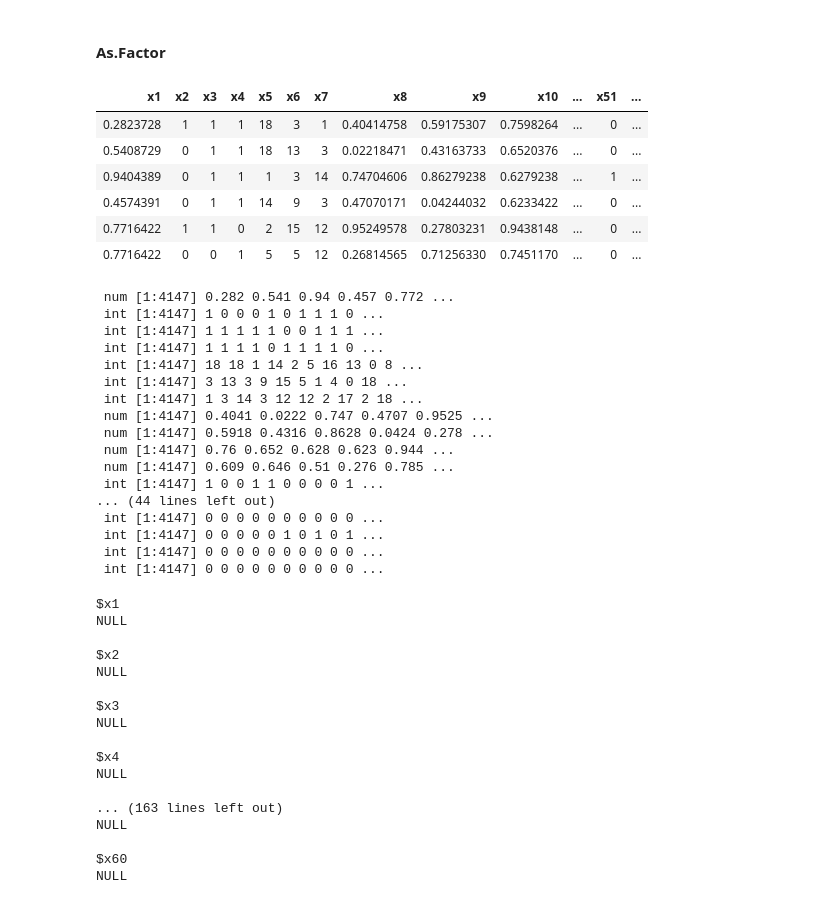
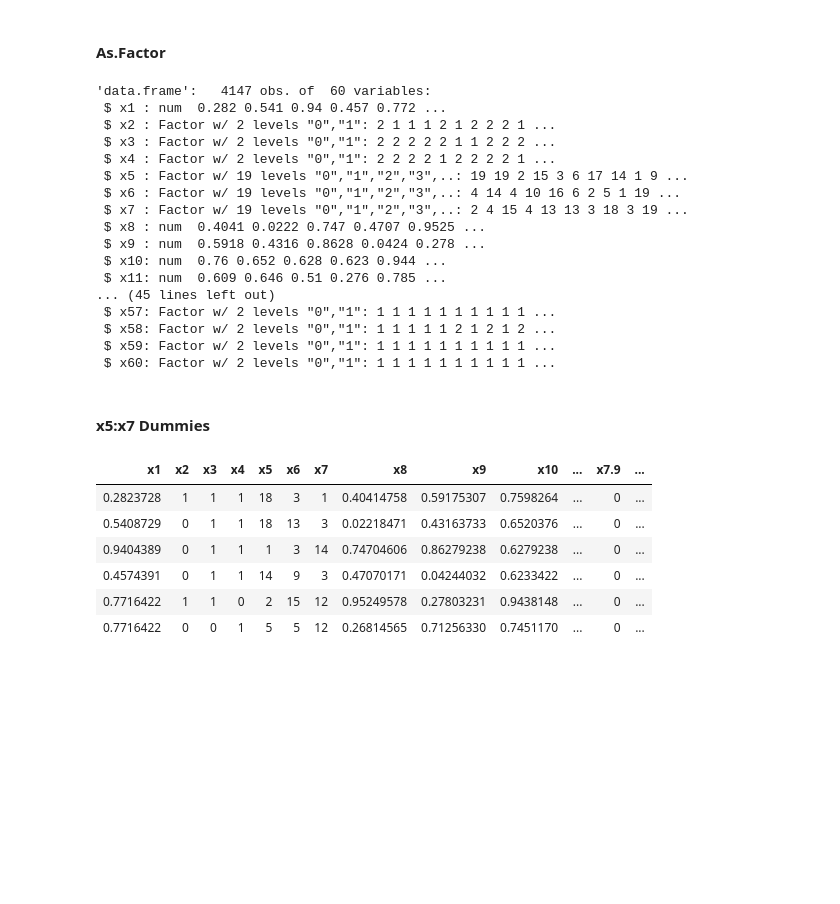
Before and after one commit to karaee/IE518Project, a Jupyter notebook: Project/Project1.ipynb, the cells around one changed output. Cells and saved outputs as stored; diff of their text form; code cells hidden in the pictures; blank space fills up the shorter version.

Commit message:
dummy variables, preproc

```diff
--- a/Project/Project1.ipynb
+++ b/Project/Project1.ipynb
@@ -1357,13 +1347,25 @@ nonbinarycols <- c(cols,c(5,6,7))
+# %%
+nonbinarycols <- cols
 # %%
 for(c in colnames(bigscaled[,-nonbinarycols])  ){
     bigscaled[,c] = as.factor(bigscaled[,c])
 }
 str(bigscaled)
 # %% [output]
-| x1 | x2 | x3 | x4 | x5 | x6 | x7 | x8 | x9 | x10 | ... | x51 | ... |
-| 0.2823728 | 1 | 1 | 1 | 18 | 3 | 1 | 0.40414758 | 0.59175307 | 0.7598264 | ... | 0 | ... |
-| 0.5408729 | 0 | 1 | 1 | 18 | 13 | 3 | 0.02218471 | 0.43163733 | 0.6520376 | ... | 0 | ... |
-| 0.9404389 | 0 | 1 | 1 | 1 | 3 | 14 | 0.74704606 | 0.86279238 | 0.6279238 | ... | 1 | ... |
-| 0.4574391 | 0 | 1 | 1 | 14 | 9 | 3 | 0.47070171 | 0.04244032 | 0.6233422 | ... | 0 | ... |
-| 0.7716422 | 1 | 1 | 0 | 2 | 15 | 12 | 0.95249578 | 0.27803231 | 0.9438148 | ... | 0 | ... |
-| 0.7716422 | 0 | 0 | 1 | 5 | 5 | 12 | 0.26814565 | 0.71256330 | 0.7451170 | ... | 0 | ... |
+'data.frame':   4147 obs. of  60 variables:
+ $ x1 : num  0.282 0.541 0.94 0.457 0.772 ...
+ $ x2 : Factor w/ 2 levels "0","1": 2 1 1 1 2 1 2 2 2 1 ...
+ $ x3 : Factor w/ 2 levels "0","1": 2 2 2 2 2 1 1 2 2 2 ...
+ $ x4 : Factor w/ 2 levels "0","1": 2 2 2 2 1 2 2 2 2 1 ...
+ $ x5 : Factor w/ 19 levels "0","1","2","3",..: 19 19 2 15 3 6 17 14 1 9 ...
+ $ x6 : Factor w/ 19 levels "0","1","2","3",..: 4 14 4 10 16 6 2 5 1 19 ...
+ $ x7 : Factor w/ 19 levels "0","1","2","3",..: 2 4 15 4 13 13 3 18 3 19 ...
+ $ x8 : num  0.4041 0.0222 0.747 0.4707 0.9525 ...
+ $ x9 : num  0.5918 0.4316 0.8628 0.0424 0.278 ...
+ $ x10: num  0.76 0.652 0.628 0.623 0.944 ...
+ $ x11: num  0.609 0.646 0.51 0.276 0.785 ...
+... (45 lines left out)
+ $ x57: Factor w/ 2 levels "0","1": 1 1 1 1 1 1 1 1 1 1 ...
+ $ x58: Factor w/ 2 levels "0","1": 1 1 1 1 1 2 1 2 1 2 ...
+ $ x59: Factor w/ 2 levels "0","1": 1 1 1 1 1 1 1 1 1 1 ...
+ $ x60: Factor w/ 2 levels "0","1": 1 1 1 1 1 1 1 1 1 1 ...
@@ -1373,37 +1372,14 @@ head(bigscaled[,c('x36','x42')])
-# %%
-sapply(bigscaled,str)
-# %% [output]
- num [1:4147] 0.282 0.541 0.94 0.457 0.772 ...
- int [1:4147] 1 0 0 0 1 0 1 1 1 0 ...
- int [1:4147] 1 1 1 1 1 0 0 1 1 1 ...
- int [1:4147] 1 1 1 1 0 1 1 1 1 0 ...
- int [1:4147] 18 18 1 14 2 5 16 13 0 8 ...
- int [1:4147] 3 13 3 9 15 5 1 4 0 18 ...
- int [1:4147] 1 3 14 3 12 12 2 17 2 18 ...
- num [1:4147] 0.4041 0.0222 0.747 0.4707 0.9525 ...
- num [1:4147] 0.5918 0.4316 0.8628 0.0424 0.278 ...
- num [1:4147] 0.76 0.652 0.628 0.623 0.944 ...
- num [1:4147] 0.609 0.646 0.51 0.276 0.785 ...
- int [1:4147] 1 0 0 1 1 0 0 0 0 1 ...
-... (44 lines left out)
- int [1:4147] 0 0 0 0 0 0 0 0 0 0 ...
- int [1:4147] 0 0 0 0 0 1 0 1 0 1 ...
- int [1:4147] 0 0 0 0 0 0 0 0 0 0 ...
- int [1:4147] 0 0 0 0 0 0 0 0 0 0 ...
-$x1
-NULL
-
-$x2
-NULL
-
-$x3
-NULL
-
-$x4
-NULL
-
-... (163 lines left out)
-NULL
-
-$x60
-NULL
+# %% [markdown]
+#### x5:x7 Dummies
+# %%
+dummied <- dummyVars(~x5+x6+x7,data = bigscaled)
+bigscaled <- cbind(bigscaled, predict(dummied,bigscaled))
+head(bigscaled)
+# %% [output]
+| x1 | x2 | x3 | x4 | x5 | x6 | x7 | x8 | x9 | x10 | ... | x7.9 | ... |
+| 0.2823728 | 1 | 1 | 1 | 18 | 3 | 1 | 0.40414758 | 0.59175307 | 0.7598264 | ... | 0 | ... |
+| 0.5408729 | 0 | 1 | 1 | 18 | 13 | 3 | 0.02218471 | 0.43163733 | 0.6520376 | ... | 0 | ... |
+| 0.9404389 | 0 | 1 | 1 | 1 | 3 | 14 | 0.74704606 | 0.86279238 | 0.6279238 | ... | 0 | ... |
+| 0.4574391 | 0 | 1 | 1 | 14 | 9 | 3 | 0.47070171 | 0.04244032 | 0.6233422 | ... | 0 | ... |
+| 0.7716422 | 1 | 1 | 0 | 2 | 15 | 12 | 0.95249578 | 0.27803231 | 0.9438148 | ... | 0 | ... |
+| 0.7716422 | 0 | 0 | 1 | 5 | 5 | 12 | 0.26814565 | 0.71256330 | 0.7451170 | ... | 0 | ... |
```
Also changed, not shown: parts of 27 cells of this notebook.
